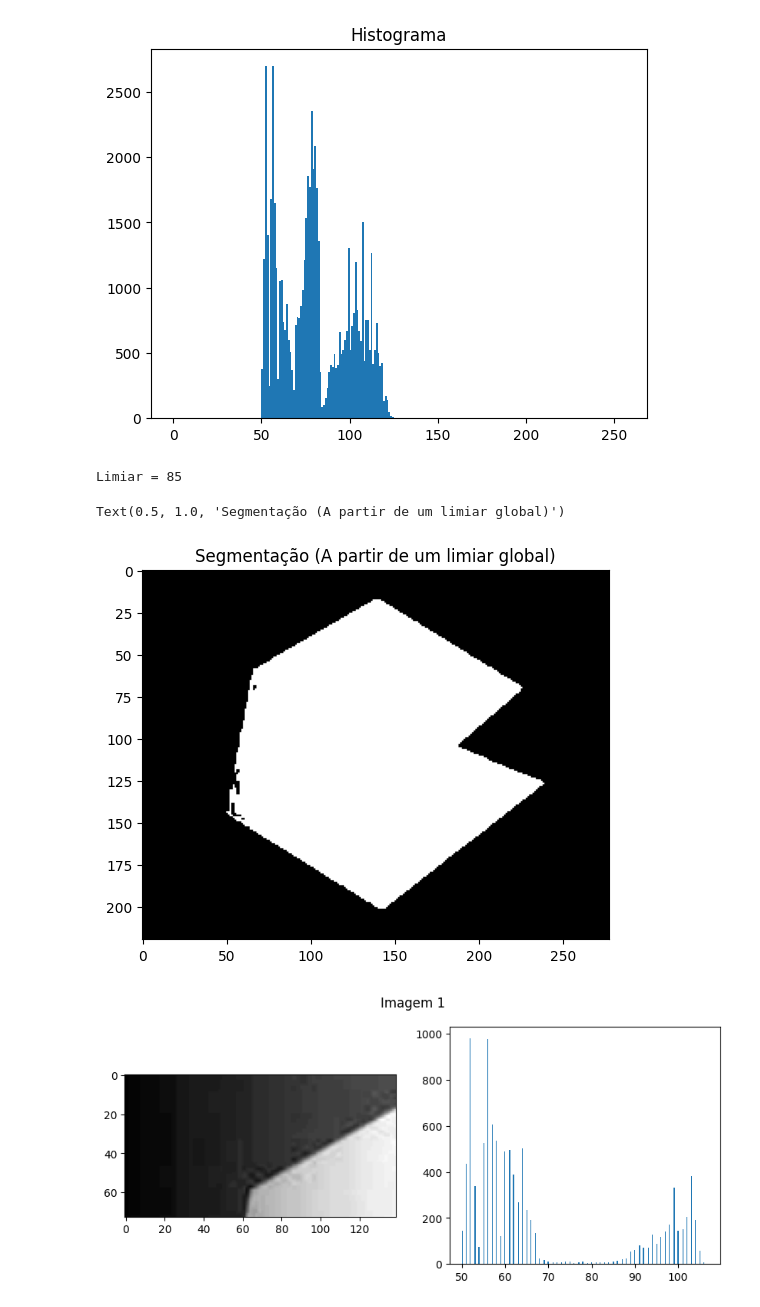
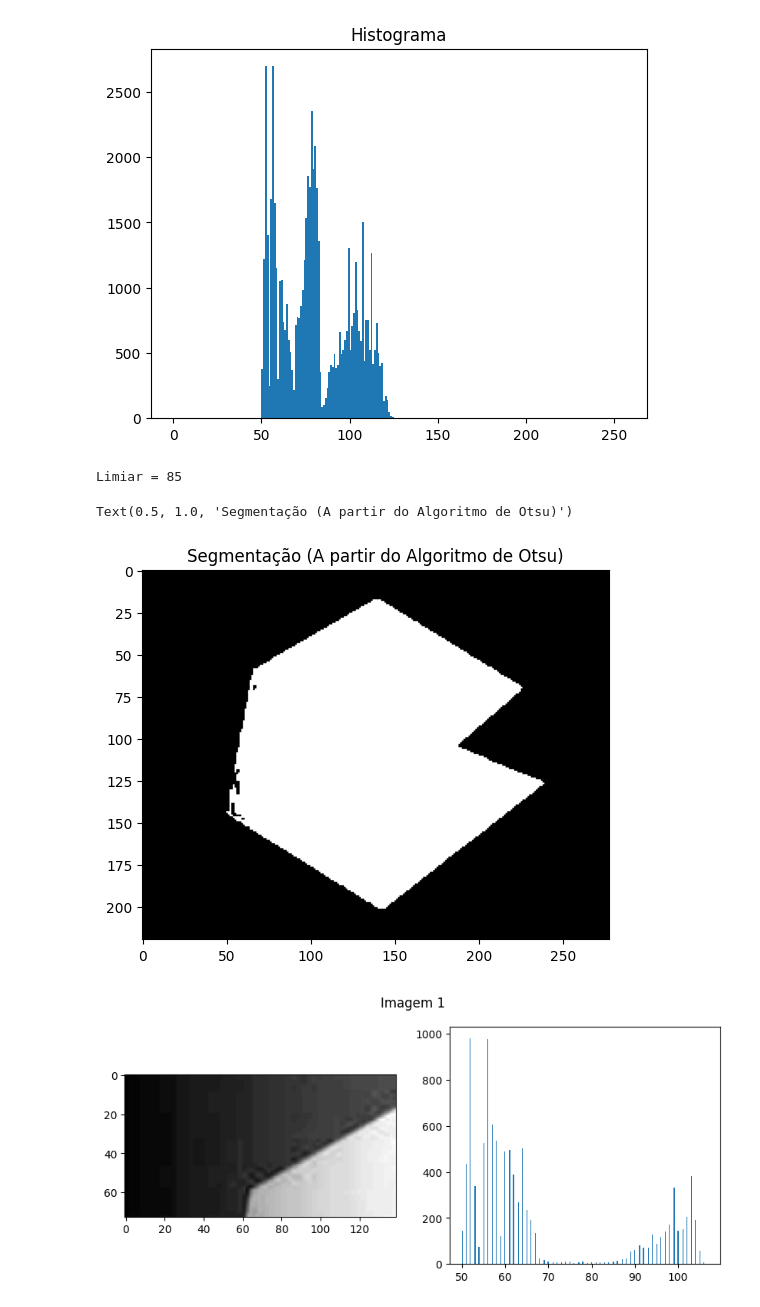
Before and after one commit to joaovictor-AC/Computer-Vision---Segmentaion, a Jupyter notebook: EX_01.ipynb, the cells around one changed output. Cells and saved outputs as stored; diff of their text form; code cells hidden in the pictures.

```diff
--- a/EX_01.ipynb
+++ b/EX_01.ipynb
@@ -16,12 +16,12 @@ plt.show()
 # %%
 ret1, th1 = cv.threshold(img, 0, 255, cv.THRESH_BINARY+cv.THRESH_OTSU)
 print(f"Limiar = {int(ret1)}")
 plt.imshow(th1, 'gray', vmin=0, vmax=255)
-plt.title("Segmentação (A partir de um limiar global)")
+plt.title("Segmentação (A partir do Algoritmo de Otsu)")
 # %% [output]
 Limiar = 85
-Text(0.5, 1.0, 'Segmentação (A partir de um limiar global)')
+Text(0.5, 1.0, 'Segmentação (A partir do Algoritmo de Otsu)')
-[figure, old version]
+[figure, new version]
 # %%
 img2 = img
 arr = []
```
Also changed, not shown: parts of 1 cell of this notebook, 1 other file.
